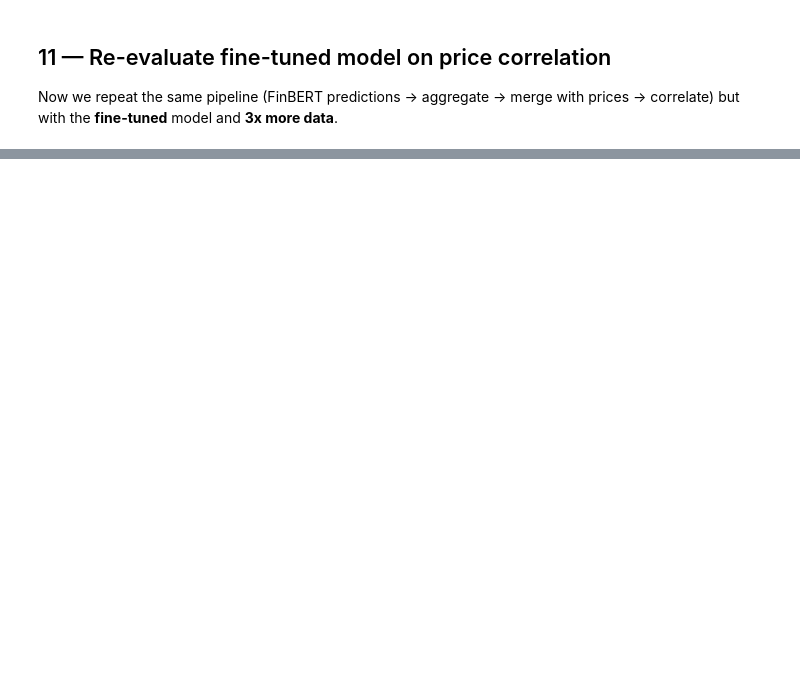
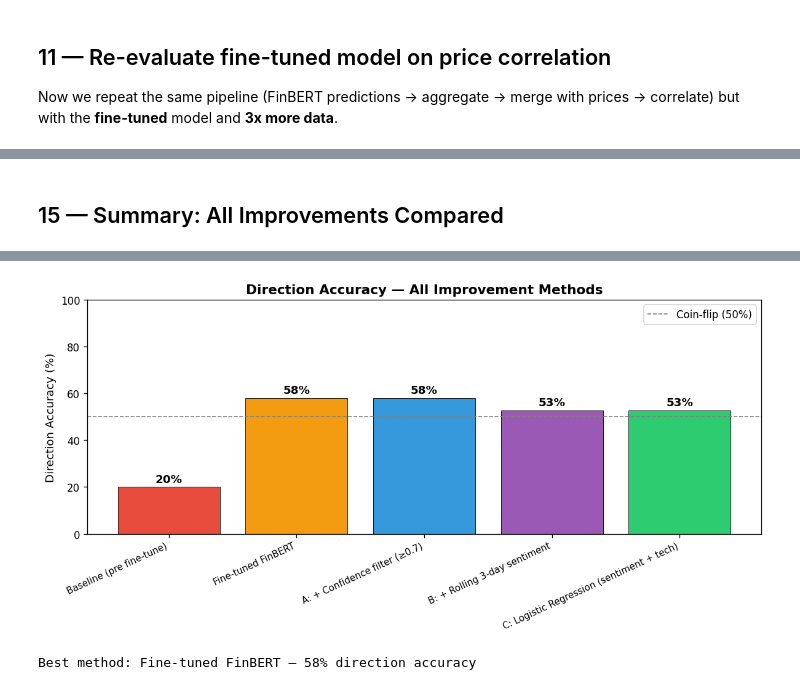
Before and after one commit to pitelet222/financial_sentiment_analysis, a Jupyter notebook: notebooks/evaluation/04_finbert_price_evaluation.ipynb, the cells around one changed output, grey strips where cells are left out. Saved outputs shown, nothing was run; the diff lists cells and outputs as text; code cells hidden in the pictures; blank space fills up the shorter version.

```diff
--- a/notebooks/evaluation/04_finbert_price_evaluation.ipynb
+++ b/notebooks/evaluation/04_finbert_price_evaluation.ipynb
@@ -686,0 +959,77 @@ print("=" * 60)
+# %% [markdown]
+## 15 — Summary: All Improvements Compared
+# %%
+# --- Summary comparison ---
+summary_rows = [
+    {
+        "Method": "Baseline (pre fine-tune)",
+        "n": eval_results["overall"]["n"],
+        "Pearson r": eval_results["overall"]["pearson_r"],
+        "Dir. Accuracy": eval_results["overall"]["direction_accuracy"],
+    },
+    {
+        "Method": "Fine-tuned FinBERT",
+        "n": eval_results_ft["overall"]["n"],
+        "Pearson r": eval_results_ft["overall"]["pearson_r"],
+        "Dir. Accuracy": eval_results_ft["overall"]["direction_accuracy"],
+    },
+    {
+        "Method": f"A: + Confidence filter (≥{CONFIDENCE_THRESHOLD})",
+        "n": eval_hc["overall"]["n"],
+        "Pearson r": eval_hc["overall"]["pearson_r"],
+        "Dir. Accuracy": eval_hc["overall"]["direction_accuracy"],
+    },
+    {
+        "Method": f"B: + Rolling {ROLLING_WINDOW}-day sentiment",
+        "n": eval_rolling["overall"]["n"],
+        "Pearson r": eval_rolling["overall"]["pearson_r"],
+        "Dir. Accuracy": eval_rolling["overall"]["direction_accuracy"],
+    },
+    {
+        "Method": "C: Logistic Regression (sentiment + tech)",
+        "n": len(model_df),
+        "Pearson r": "—",
+        "Dir. Accuracy": loo_accuracy,
+    },
+]
+
+summary_df = pd.DataFrame(summary_rows).set_index("Method")
+summary_df["Dir. Accuracy"] = summary_df["Dir. Accuracy"].apply(
+    lambda x: f"{x:.1%}" if isinstance(x, (int, float)) else x
+)
+summary_df["Pearson r"] = summary_df["Pearson r"].apply(
+    lambda x: f"{x:+.4f}" if isinstance(x, (int, float)) else x
+)
+
+print("=" * 70)
+print("  IMPROVEMENT COMPARISON — All Methods")
+print("=" * 70)
+print(summary_df.to_string())
+print("=" * 70)
+
+# Bar chart
+fig, ax = plt.subplots(figsize=(10, 5))
+methods = [r["Method"] for r in summary_rows]
+accs = [r["Dir. Accuracy"] if isinstance(r["Dir. Accuracy"], (int, float)) else 0 for r in summary_rows]
+colors = ["#e74c3c", "#f39c12", "#3498db", "#9b59b6", "#2ecc71"]
+bars = ax.bar(range(len(methods)), [a * 100 for a in accs], color=colors, edgecolor="k", lw=0.5)
+
+for bar, a in zip(bars, accs):
+    ax.text(bar.get_x() + bar.get_width()/2, bar.get_height() + 1,
+            f"{a:.0%}", ha="center", va="bottom", fontsize=11, fontweight="bold")
+
+ax.set_xticks(range(len(methods)))
+ax.set_xticklabels(methods, rotation=25, ha="right", fontsize=9)
+ax.set_ylabel("Direction Accuracy (%)")
+ax.set_title("Direction Accuracy — All Improvement Methods", fontsize=13, fontweight="bold")
+ax.axhline(50, color="grey", ls="--", lw=1, label="Coin-flip (50%)")
+ax.legend()
+ax.set_ylim(0, 100)
+fig.tight_layout()
+plt.savefig(str(PROJECT_ROOT / "reports" / "figures" / "improvement_comparison.png"), dpi=150)
+plt.show()
+
+# Best method
+best_idx = max(range(len(accs)), key=lambda i: accs[i])
+print(f"\nBest method: {methods[best_idx]} — {accs[best_idx]:.0%} direction accuracy")
+# %% [output]
@@ -686,0 +1047,2 @@ print("=" * 60)
+[figure, added]
+Best method: Fine-tuned FinBERT — 58% direction accuracy
```
Also changed, not shown: parts of 13 cells of this notebook, 9 other files.
